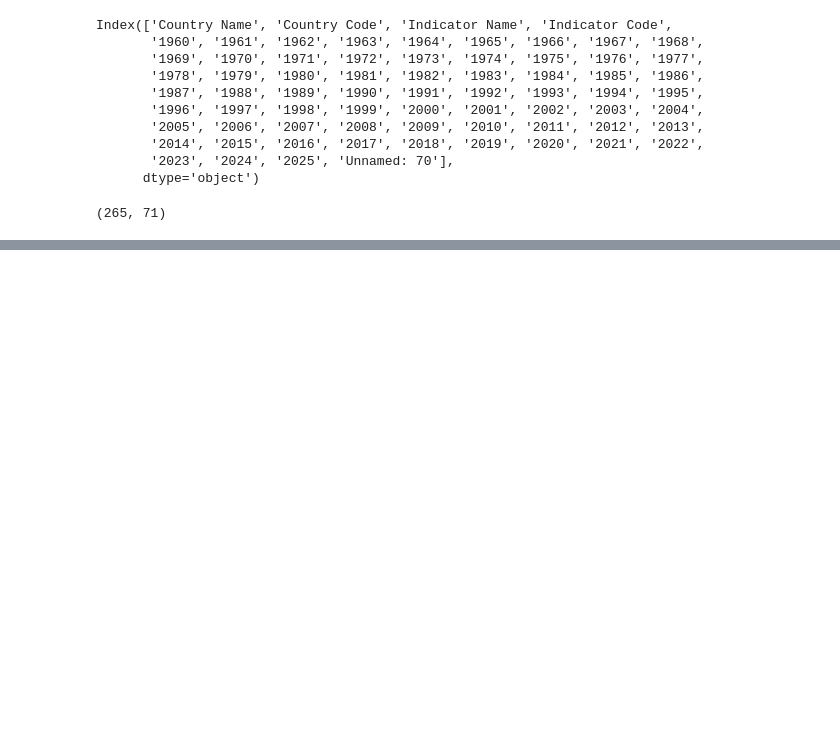
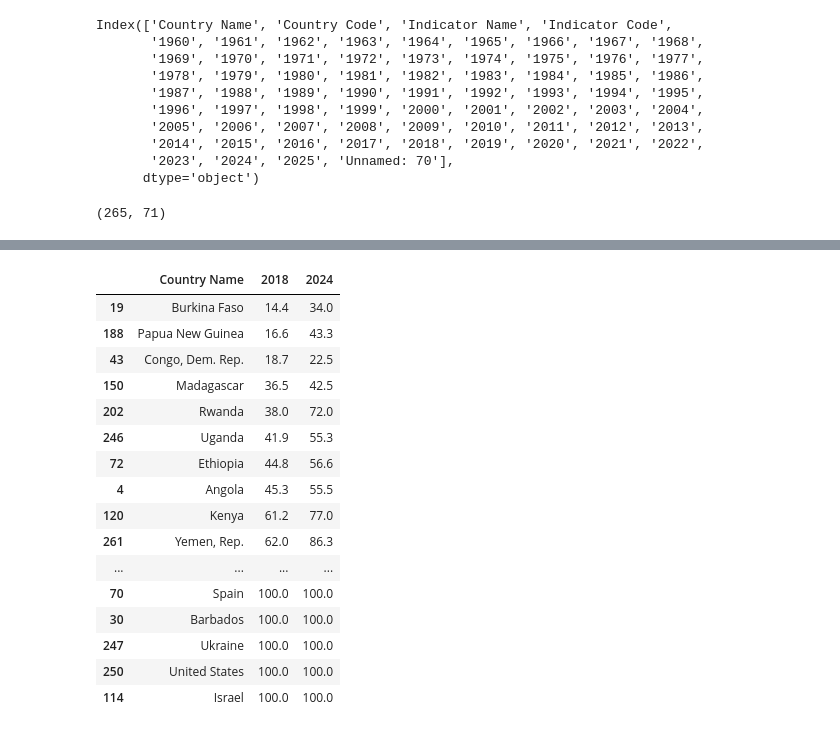
Before and after one commit to ajbunny/AI-Readiness-Governance-Capstone, a Jupyter notebook: notebooks/03_country_electricity.ipynb, the cells around one changed output, grey strips where cells are left out. Drawn from its saved outputs; the diff is of its cells as text; code cells hidden in the pictures; blank space fills up the shorter version.

```diff
--- a/notebooks/03_country_electricity.ipynb
+++ b/notebooks/03_country_electricity.ipynb
@@ -53,0 +208,20 @@ df.shape
+# %%
+electric_selected[['Country Name','2018', '2024']].sort_values(by='2018')
+# %% [output]
+|  | Country Name | 2018 | 2024 |
+| 19 | Burkina Faso | 14.4 | 34.0 |
+| 188 | Papua New Guinea | 16.6 | 43.3 |
+| 43 | Congo, Dem. Rep. | 18.7 | 22.5 |
+| 150 | Madagascar | 36.5 | 42.5 |
+| 202 | Rwanda | 38.0 | 72.0 |
+| 246 | Uganda | 41.9 | 55.3 |
+| 72 | Ethiopia | 44.8 | 56.6 |
+| 4 | Angola | 45.3 | 55.5 |
+| 120 | Kenya | 61.2 | 77.0 |
+| 261 | Yemen, Rep. | 62.0 | 86.3 |
+| ... | ... | ... | ... |
+| 70 | Spain | 100.0 | 100.0 |
+| 30 | Barbados | 100.0 | 100.0 |
+| 247 | Ukraine | 100.0 | 100.0 |
+| 250 | United States | 100.0 | 100.0 |
+| 114 | Israel | 100.0 | 100.0 |
```
Also changed, not shown: parts of 16 cells of this notebook, 1 other file.
